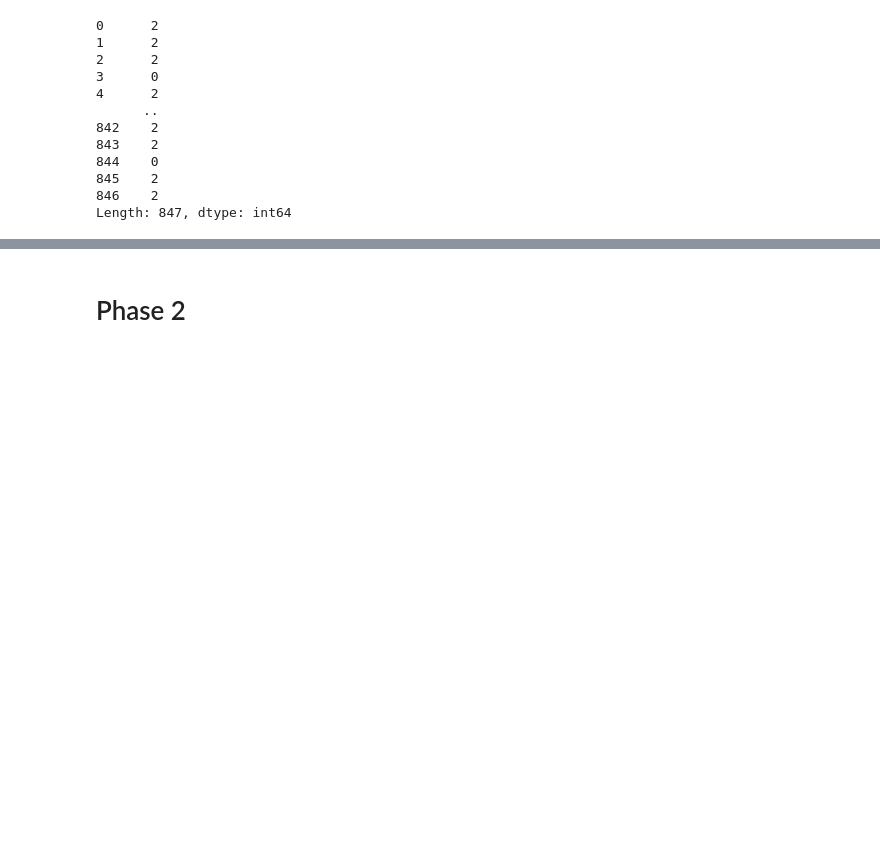
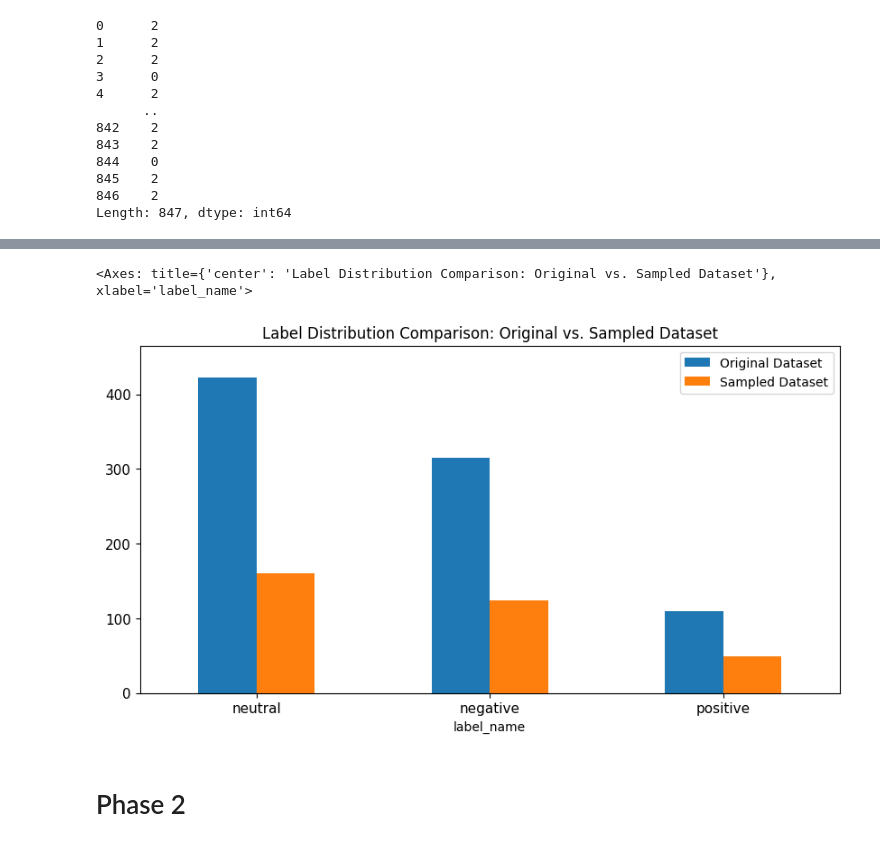
Before and after one commit to Deniz-Can/DM2025-Lab1-Exercise, a Jupyter notebook: DM2025-Lab1-Homework.ipynb, the cells around one changed output, grey strips where cells are left out. Drawn from its saved outputs; the diff is of its cells as text; code cells hidden in the pictures; blank space fills up the shorter version.

Commit message:
lab 1 on new data set

```diff
--- a/DM2025-Lab1-Homework.ipynb
+++ b/DM2025-Lab1-Homework.ipynb
@@ -289 +384,25 @@ Length: 847, dtype: int64
+# %%
+### EXERCISE 8 ###
+
+# combine data frames
+comparison_df = pd.DataFrame({
+    'Original Dataset': X.label_name.value_counts(),
+    'Sampled Dataset': X_sample.label_name.value_counts()
+})
+
+comparison_df.sort_values(by='Original Dataset', ascending=False, inplace=True)
+
+# calculate dynamic y-axis limit
+max_y = comparison_df.values.max().max() * 1.1
+
+# visualize side-by-side bar chart
+comparison_df.plot(kind='bar',
+                   title='Label Distribution Comparison: Original vs. Sampled Dataset',
+                   ylim=[0, max_y],
+                   rot=0,
+                   fontsize=11,
+                   figsize=(10,5))
+# %% [output]
+<Axes: title={'center': 'Label Distribution Comparison: Original vs. Sampled Dataset'}, xlabel='label_name'>
+[figure, added]
 # %%
```
Also changed, not shown: parts of 5 cells of this notebook.
